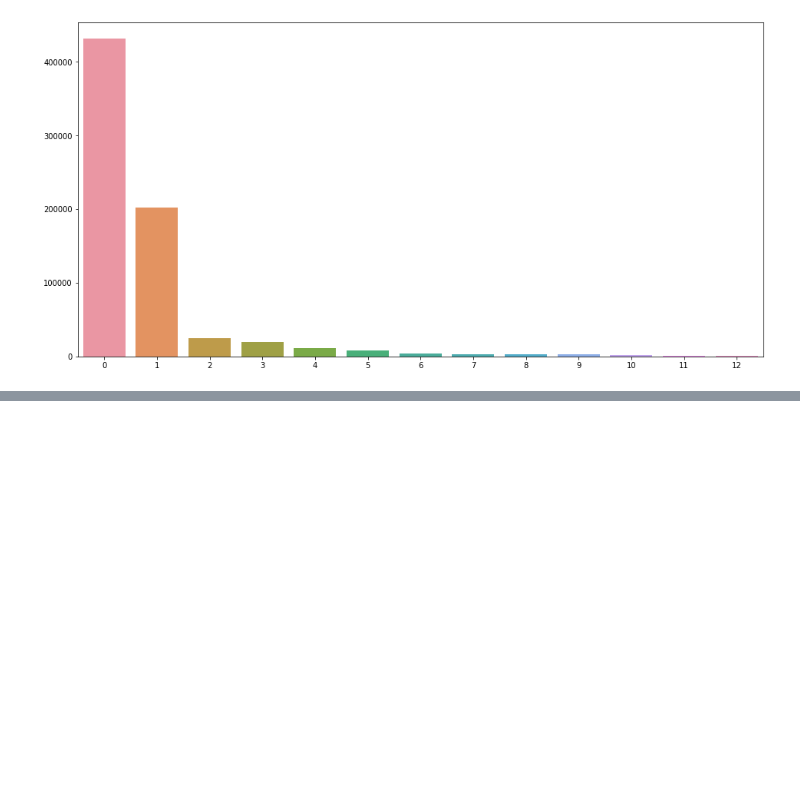
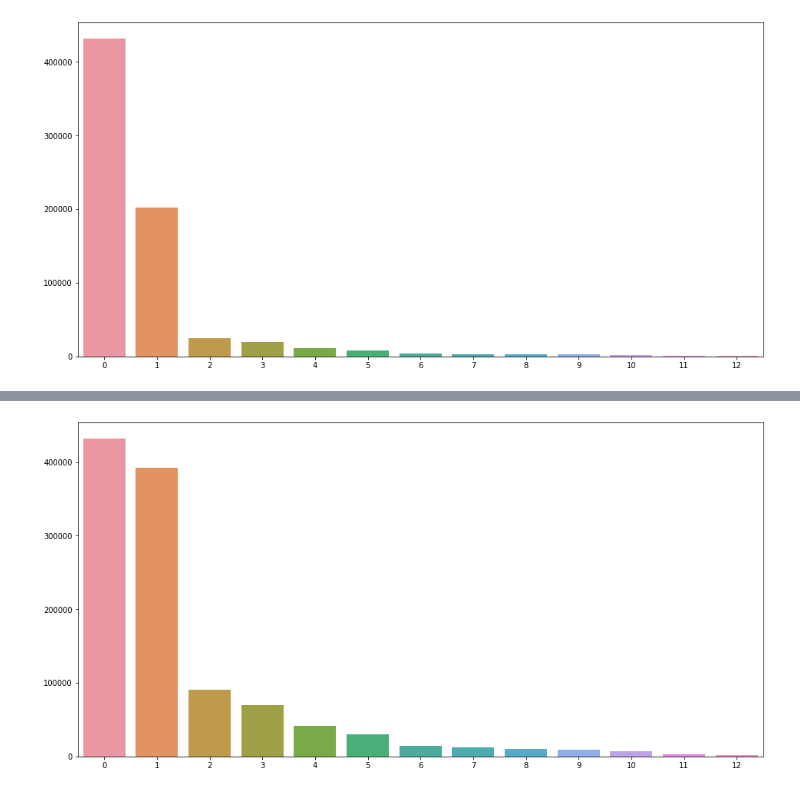
Before and after one commit to uoo723/BigStar-RnD-DA, a Jupyter notebook: notebooks/dev.ipynb, the cells around one changed output, grey strips where cells are left out. Saved outputs shown, nothing was run; the diff lists cells and outputs as text; code cells hidden in the pictures; blank space fills up the shorter version.

```diff
--- a/notebooks/dev.ipynb
+++ b/notebooks/dev.ipynb
@@ -726,0 +668,11 @@ Wall time: 19.6 µs
+# %%
+orig_df = orig_df[['발화문', '인텐트']]
+# %%
+merged_df = pd.concat([orig_df, back_df])
+merged_df['발화문'].replace('', np.nan, inplace=True)
+merged_df.dropna(inplace=True)
+# merged_df.to_csv("data/train+back.v6.csv", index=False)
+# %%
+plot_label_distribution(merged_df, orig_value_counts.index)
+# %% [output]
+[figure, added]
```
Also changed, not shown: parts of 39 cells of this notebook, 4 other files.
